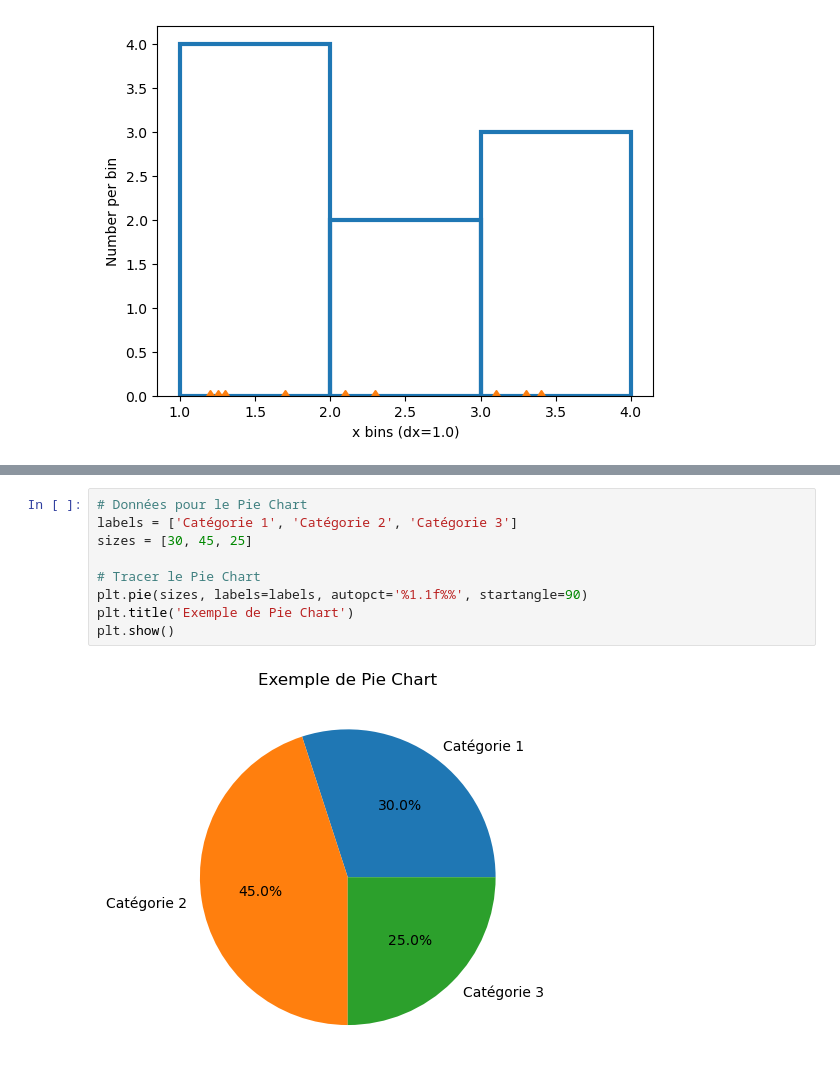
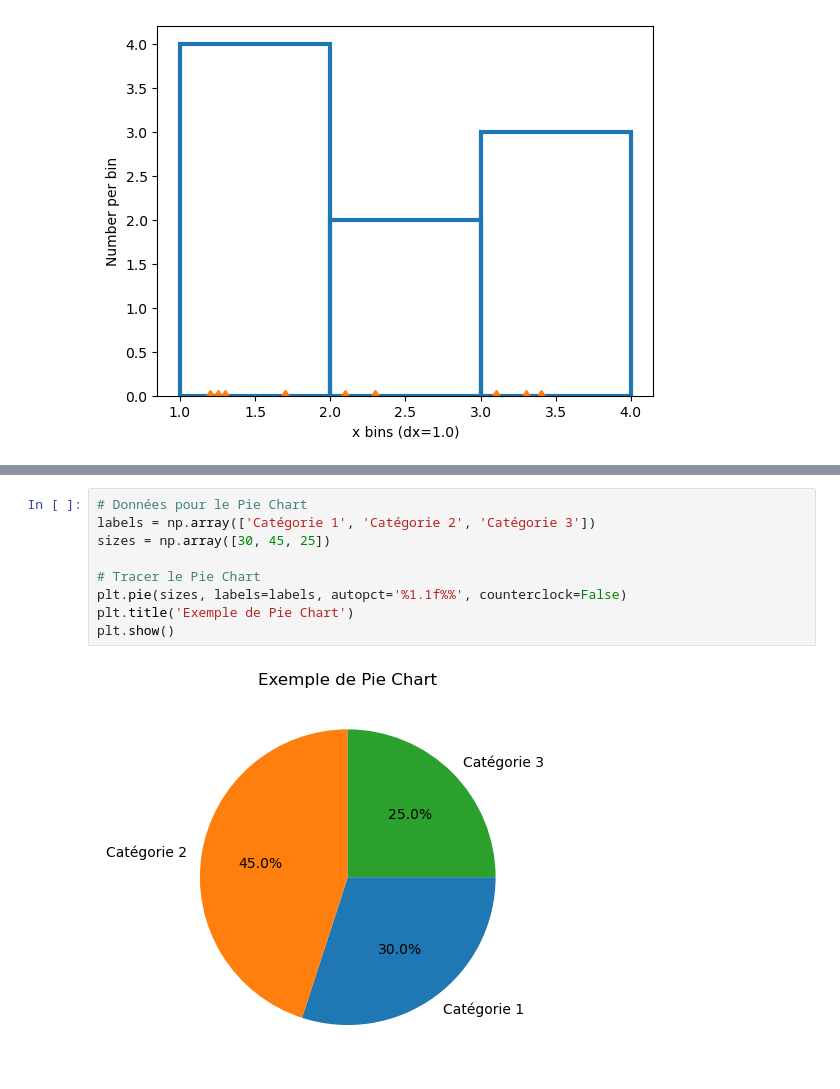
Before and after one commit to ZorroLeVrai/Python.Bureautique, a Jupyter notebook: Notebooks/Visualisation_de_donnees_matplotlib.ipynb, the cells around one changed output, grey strips where cells are left out. Cells and saved outputs as stored; diff of their text form.

```diff
--- a/Notebooks/Visualisation_de_donnees_matplotlib.ipynb
+++ b/Notebooks/Visualisation_de_donnees_matplotlib.ipynb
@@ -168,11 +175,11 @@ plt.show()
 # %%
 # Données pour le Pie Chart
-labels = ['Catégorie 1', 'Catégorie 2', 'Catégorie 3']
-sizes = [30, 45, 25]
+labels = np.array(['Catégorie 1', 'Catégorie 2', 'Catégorie 3'])
+sizes = np.array([30, 45, 25])
 
 # Tracer le Pie Chart
-plt.pie(sizes, labels=labels, autopct='%1.1f%%', startangle=90)
+plt.pie(sizes, labels=labels, autopct='%1.1f%%', counterclock=False)
 plt.title('Exemple de Pie Chart')
 plt.show()
 # %% [output]
-[figure, old version]
+[figure, new version]
```
Also changed, not shown: parts of 2 cells of this notebook, 1 other file.
